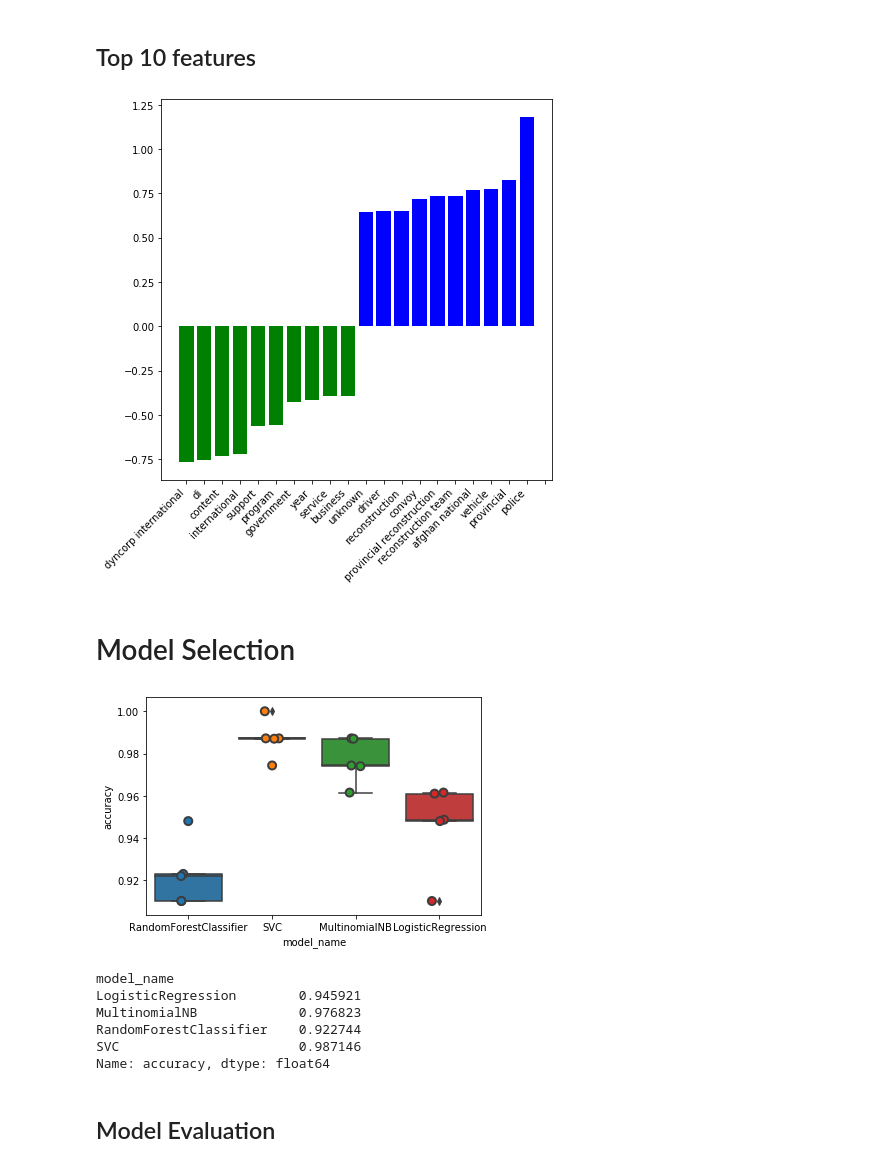
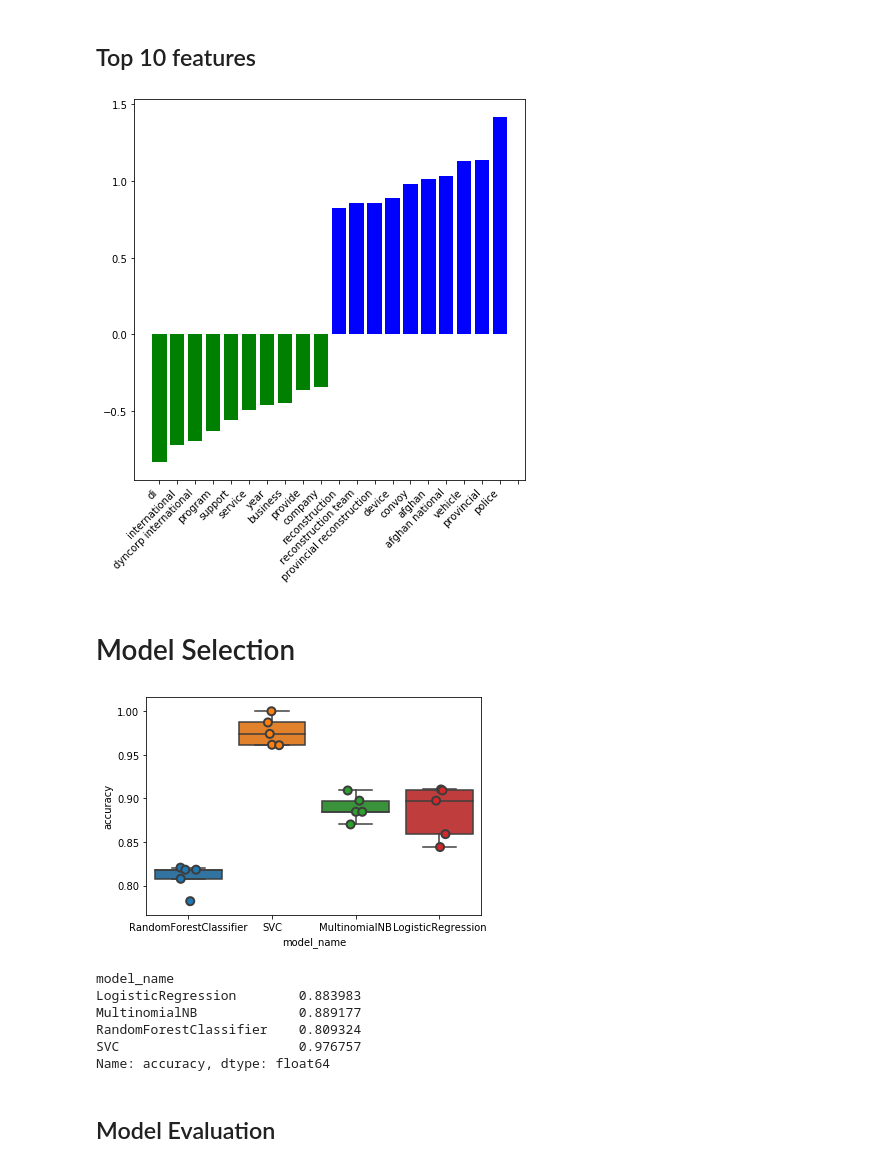
Before and after one commit to rayshu/Data-Classification, a Jupyter notebook: Classifiers_RF_SVM_NB_LR.ipynb, the cells around one changed output. Cells and saved outputs as stored; diff of their text form; code cells hidden in the pictures.

```diff
--- a/Classifiers_RF_SVM_NB_LR.ipynb
+++ b/Classifiers_RF_SVM_NB_LR.ipynb
@@ -129,7 +147,8 @@ Test_Y :   97
 ## tf-idf Vectors
 # %%
 # Tfidf_vect  = TfidfVectorizer(ngram_range=(1,2))
-Tfidf_vect = TfidfVectorizer(sublinear_tf=True, min_df=5, norm='l2', encoding='ISO-8859-1', ngram_range=(1, 2))
+# Tfidf_vect = TfidfVectorizer(sublinear_tf=True, min_df=5, norm='l2', encoding='ISO-8859-1', ngram_range=(1, 2))
+Tfidf_vect = TfidfVectorizer(ngram_range=(1,2))
 #Learn the vocabulary
 Tfidf_vect.fit(df_ent['Text'])
 
@@ -150,6 +167,6 @@ Wikipedia Data (Text, Features): (10007, 3793)
 # %%
-SVM = svm.SVC(C=1.0, kernel='linear', degree=3, gamma='auto',random_state=0)
-SVM.fit(Train_X_Tfidf,Train_Y)
+clf = svm.SVC(C=1.0, kernel='linear', degree=3, gamma='auto',random_state=0)
+clf.fit(Train_X_Tfidf,Train_Y)
 # %% [output]
 SVC(C=1.0, break_ties=False, cache_size=200, class_weight=None, coef0=0.0,
     decision_function_shape='ovr', degree=3, gamma='auto', kernel='linear',
@@ -160,26 +177,26 @@ SVC(C=1.0, break_ties=False, cache_size=200, class_weight=None, coef0=0.0,
 # %%
 N = 10
 def feature_plot(classifier, feature_names, top_features=N):
  coef = classifier.coef_.toarray()[0]
  top_positive_coefficients = np.argsort(coef)[-top_features:]
  top_negative_coefficients = np.argsort(coef)[:top_features]
  top_coefficients = np.hstack([top_negative_coefficients, top_positive_coefficients])
  plt.figure(figsize=(7, 7))
  colors = ['green' if c < 0 else 'blue' for c in coef[top_coefficients]]
  plt.bar(np.arange(2 * top_features), coef[top_coefficients], color=colors)
  feature_names = np.array(feature_names)
  plt.xticks(np.arange(1 + 2 * top_features), feature_names[top_coefficients], rotation=45, ha='right')
  plt.show()
 
 #  print("Most corelated terms: \n. {}".format('\n'.join(feature_names[top_coefficients])))
 #  unigrams = [v for v in feature_names[top_coefficients] if len(v.split(' ')) == 1]
 #  bigrams = [v for v in feature_names[top_coefficients] if len(v.split(' ')) == 2]
 #  print("Most correlated unigrams:\n. {}".format('\n. '.join(unigrams[:N])))
 #  print("Most correlated bigrams:\n. {}".format('\n. '.join(bigrams[-N:])))
 
-feature_plot(SVM, Tfidf_vect.get_feature_names())
+feature_plot(clf, Tfidf_vect.get_feature_names())
 # %% [output]
-[figure, old version]
+[figure, new version]
 # %% [markdown]
 # Model Selection
 # %%
@@ -205,15 +222,15 @@ sns.stripplot(x='model_name', y='accuracy', data=cv_df,
               size=8, jitter=True, edgecolor="gray", linewidth=2)
 plt.show()
 # %% [output]
-[figure, old version]
+[figure, new version]
 # %%
 cv_df.groupby('model_name').accuracy.mean()
 # %% [output]
 model_name
-LogisticRegression        0.945921
-MultinomialNB             0.976823
-RandomForestClassifier    0.922744
-SVC                       0.987146
+LogisticRegression        0.883983
+MultinomialNB             0.889177
+RandomForestClassifier    0.809324
+SVC                       0.976757
 Name: accuracy, dtype: float64
 # %% [markdown]
 ## Model Evaluation
```
Also changed, not shown: parts of 9 cells of this notebook.
